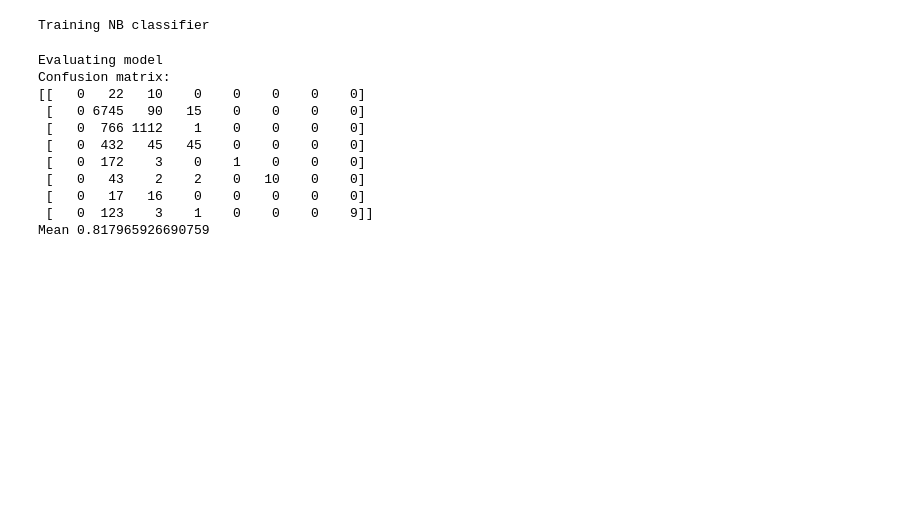
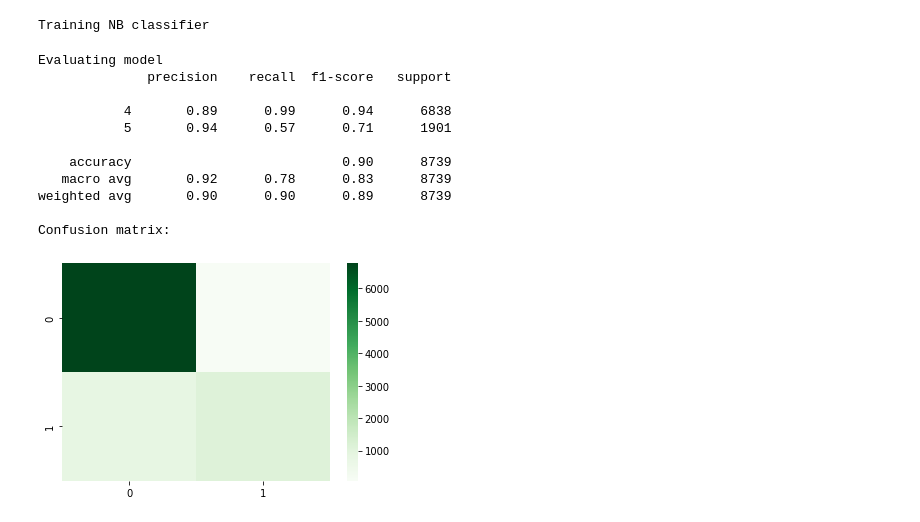
Before and after one commit to abhinav-deep/IT-Ticket-Prediction, a Jupyter notebook: source.ipynb, the cells around one changed output. Saved outputs shown, nothing was run; the diff lists cells and outputs as text; code cells hidden in the pictures; blank space fills up the shorter version.

```diff
--- a/source.ipynb
+++ b/source.ipynb
@@ -127,22 +157,29 @@ Training NB classifier
 # %%
 print("Evaluating model")
 prediction = text_clf.predict(test_data)
-prediction_acc = np.mean(prediction == test_labels)
+print(classification_report(test_labels, prediction))
+
+cf = confusion_matrix(test_labels, prediction)
+
+sns.heatmap(cf, cmap= 'Greens')
+
+#prediction_acc = np.mean(prediction == test_labels)
 print("Confusion matrix: ")
-print(metrics.confusion_matrix(test_labels, prediction))
-print("Mean " + str(prediction_acc))
+
+#print("Mean " + str(prediction_acc))
 # %% [output]
 Evaluating model
+              precision    recall  f1-score   support
+
+           4       0.89      0.99      0.94      6838
+           5       0.94      0.57      0.71      1901
+
+    accuracy                           0.90      8739
+   macro avg       0.92      0.78      0.83      8739
+weighted avg       0.90      0.90      0.89      8739
+
 Confusion matrix:
-[[   0   22   10    0    0    0    0    0]
- [   0 6745   90   15    0    0    0    0]
- [   0  766 1112    1    0    0    0    0]
- [   0  432   45   45    0    0    0    0]
- [   0  172    3    0    1    0    0    0]
- [   0   43    2    2    0   10    0    0]
- [   0   17   16    0    0    0    0    0]
- [   0  123    3    1    0    0    0    9]]
-Mean 0.817965926690759
+[figure, added]
 # %%
 
 mat = confusion_matrix(test_labels, prediction)
```
Also changed, not shown: parts of 17 cells of this notebook, 3 other files.
